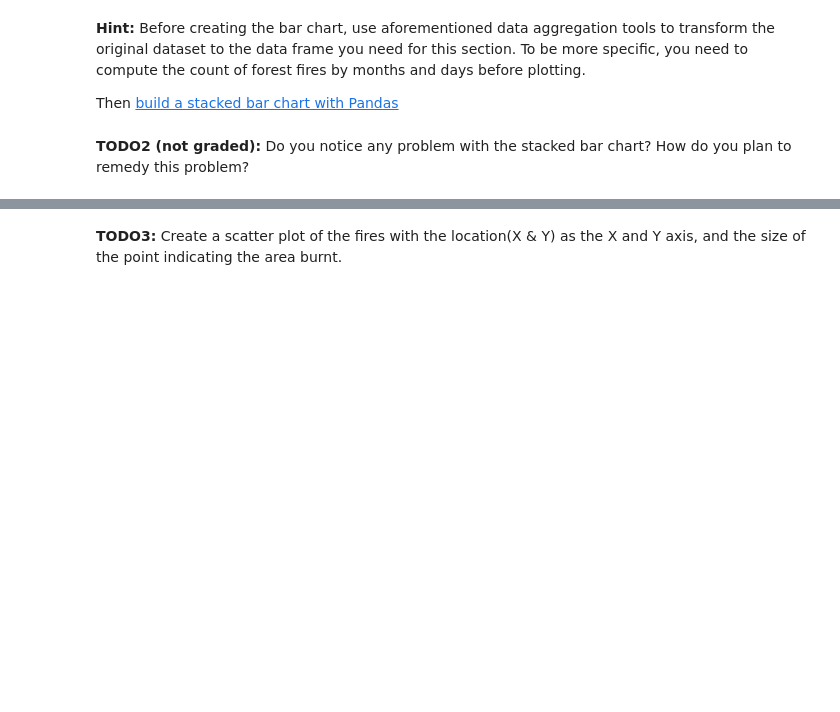
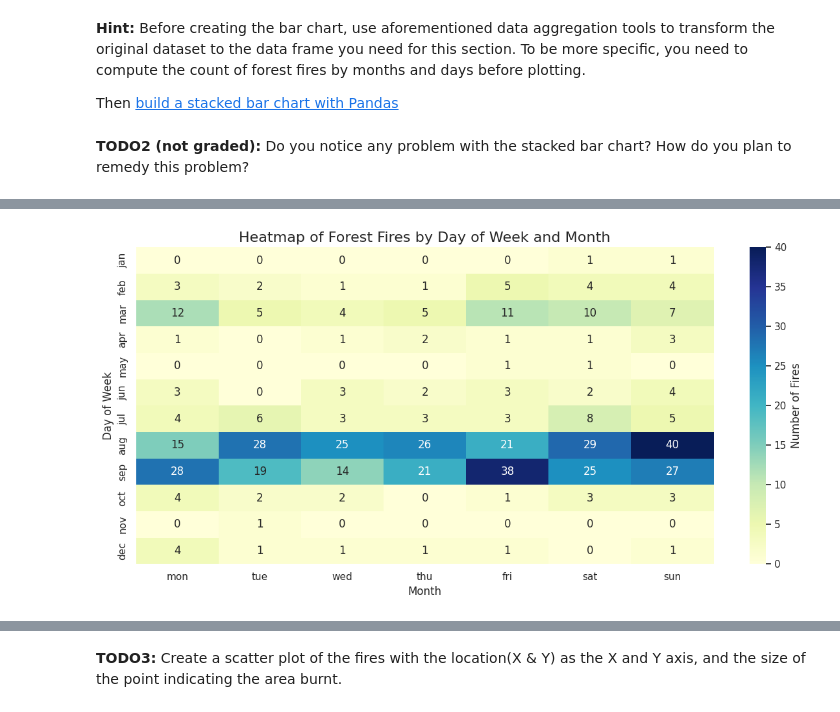
Before and after one commit to dennismathewjose/Data-Mining-IE7275, a Jupyter notebook: Homework_1.ipynb, the cells around one changed output, grey strips where cells are left out. Cells and saved outputs as stored; diff of their text form; code cells hidden in the pictures; blank space fills up the shorter version.

```diff
--- a/Homework_1.ipynb
+++ b/Homework_1.ipynb
@@ -329,0 +345,22 @@ Then [build a stacked bar chart with Pandas](https://pandas.pydata.org/pandas-do
+# %%
+# Reorder rows (days of the week)
+day_order = ['mon', 'tue', 'wed', 'thu', 'fri', 'sat', 'sun']
+
+# Reindex the fire_counts DataFrame
+fire_counts = grouped_data.reindex(month_order).reindex(columns=day_order, fill_value=0)
+
+
+# Plot a heatmap
+plt.figure(figsize=(12, 6))
+sns.heatmap(fire_counts, annot=True, fmt='d', cmap='YlGnBu', cbar_kws={'label': 'Number of Fires'})
+
+# Customize the plot
+plt.title('Heatmap of Forest Fires by Day of Week and Month', fontsize=16)
+plt.xlabel('Month', fontsize=12)
+plt.ylabel('Day of Week', fontsize=12)
+
+#Display the plot
+plt.tight_layout()
+plt.show()
+# %% [output]
+[figure, added]
```
Also changed, not shown: parts of 13 cells of this notebook.
